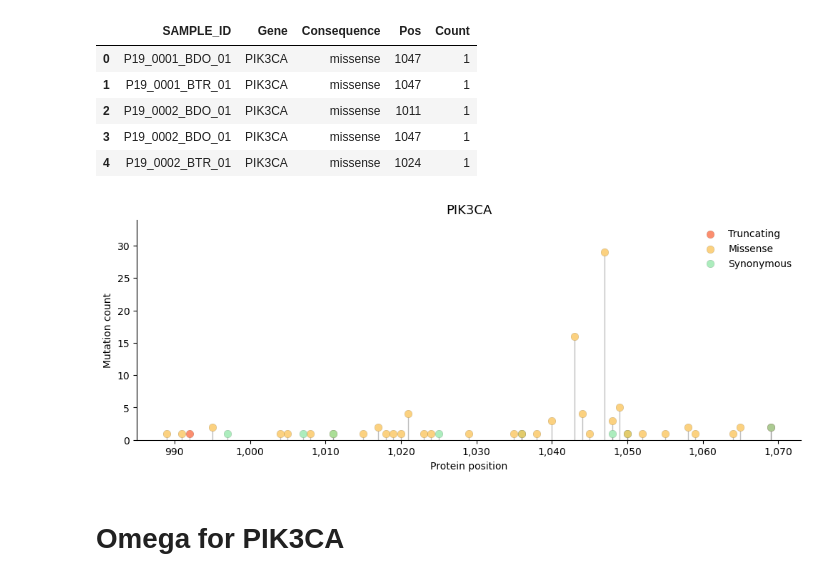
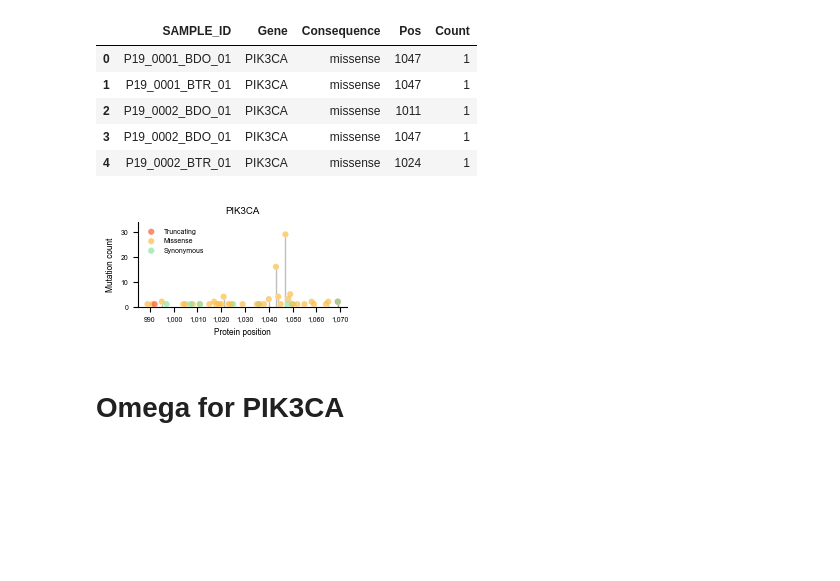
Before and after one commit to bbglab/normal_bladder_paper, a Jupyter notebook: extended/extended4/ExtendedFig4c_PIK3CA.ipynb, the cells around one changed output. Saved outputs shown, nothing was run; the diff lists cells and outputs as text; code cells hidden in the pictures; blank space fills up the shorter version.

```diff
--- a/extended/extended4/ExtendedFig4c_PIK3CA.ipynb
+++ b/extended/extended4/ExtendedFig4c_PIK3CA.ipynb
@@ -54,17 +56,17 @@ counts_per_position.head()
 # mutations_in_tert_promoter[mutations_in_tert_promoter["MUT_ID"] == "chr5:1295113_G>A"].iloc[0,4]
 # %%
 def plot_count_track(count_df,
-                     gene_len,
-                     axes,
-                     colors_dict,
-                     ax=0,
-                     negative=False,
-                     label_pos_track=None,
-                     label_neg_track=None,
-                     ymargin=None,
-                     alpha=1,
-                     indel=False,
-                     n_batches = 10
+                        gene_len,
+                        axes,
+                        colors_dict,
+                        ax=0,
+                        negative=False,
+                        label_pos_track=None,
+                        label_neg_track=None,
+                        ymargin=None,
+                        alpha=1,
+                        indel=False,
+                        n_batches = 10
                     ):
 
     # Shuffle the data and split into batches
@@ -87,15 +89,15 @@ def plot_count_track(count_df,
             count_cnsq_df = pos_df.merge(count_cnsq_df, on="Pos", how="left")
 
             axes[ax].vlines(count_cnsq_df["Pos"], ymin=0, ymax=count_cnsq_df["Count"], lw=1, zorder=1, alpha=0.5, color=colors_dict["hv_lines_needle"])
-            axes[ax].scatter(count_cnsq_df["Pos"], count_cnsq_df["Count"], color='white', zorder=3, lw=1, ec="white") # To cover the overlapping needle top part
+            axes[ax].scatter(count_cnsq_df["Pos"], count_cnsq_df["Count"], s=20, color='white', zorder=3, lw=0.1, ec="none") # To cover the overlapping needle top part
 
             if cnsq not in legend_list:
                 axes[ax].scatter(count_cnsq_df["Pos"].values, count_cnsq_df["Count"].values, zorder=4,
-                                 alpha=alpha, lw=0.1, ec="black", s=60, label= "Truncating" if cnsq == 'nonsense' else cnsq.capitalize(), color=colors_dict[cnsq])
+                                 alpha=alpha, lw=0.1, ec="none", s=20, label= "Truncating" if cnsq == 'nonsense' else cnsq.capitalize(), color=colors_dict[cnsq])
                 legend_list.append(cnsq)
             else:
                 axes[ax].scatter(count_cnsq_df["Pos"].values, count_cnsq_df["Count"].values, zorder=4,
-                                 alpha=alpha, lw=0.1, ec="black", s=60, color=colors_dict[cnsq])
+                                 alpha=alpha, lw=0.1, ec="none", s=20, color=colors_dict[cnsq])
 # %%
 #counts_per_position = mutations_in_tert_promoter.groupby(by = ['MUT_ID', 'Consequence', 'POS'])['ALT_DEPTH'].size().to_frame('Count').reset_index()
 #counts_per_position.columns = ['Mutation', 'Consequence', 'Pos', 'Count']
@@ -108,40 +110,40 @@ mut_count_df = counts_per_position[(counts_per_position["Gene"] == gene)
                                     & (counts_per_position["SAMPLE_ID"].isin(samplesss))]
 mut_count_df = mut_count_df.groupby(by = ["Pos", "Consequence"])["Count"].sum().reset_index()
 
-fig, ax = plt.subplots(1,1, figsize = (12,4))
+fig, ax = plt.subplots(1,1, figsize = (2.7,1.1))
 plot_count_track(mut_count_df, gene_len=mut_count_df["Pos"].max(), axes=[ax], ax=0,
                  colors_dict=metrics_colors_dictionary, indel=False, alpha = 0.7)
 
 ax.spines['right'].set_visible(False)
 ax.spines['top'].set_visible(False)
 
 # ax.set_ylim(0,2.6)
 ax.set_ylabel("Mutation count")
 
 #ax.set_xlim(1294942, 1295289)
 plt.legend(frameon = False,
            # loc = 'upper right'
           )
 
 
-ax.set_title("PIK3CA", fontsize = 13)
+ax.set_title("PIK3CA")# , fontsize = 13)
 
 ax.set_ylim(0,34)
 ax.set_xlabel("Protein position")
 # ax.set_ylabel("Mutation count")
 
 xtickss = ax.get_xticks()[1:-1:1]
 ax.set_xticks(xtickss)
 ax.set_xticklabels([f"{int(x):,}" for x in xtickss])
 # ax.set_xlim(1294942, 1295289)
 
 
 
-plt.savefig(f"{plots_dir}/{gene}.all_samples_needle.randomized.png", bbox_inches='tight')
+plt.savefig(f"{plots_dir}/{gene}.all_samples_needle.randomized.pdf", bbox_inches='tight', dpi = 300)
 plt.show()
 plt.close()
 # %% [output]
-[figure, old version]
+[figure, new version]
 # %% [markdown]
 # Omega for PIK3CA
 # %%
```
Also changed, not shown: parts of 5 cells of this notebook, 11 other files.
